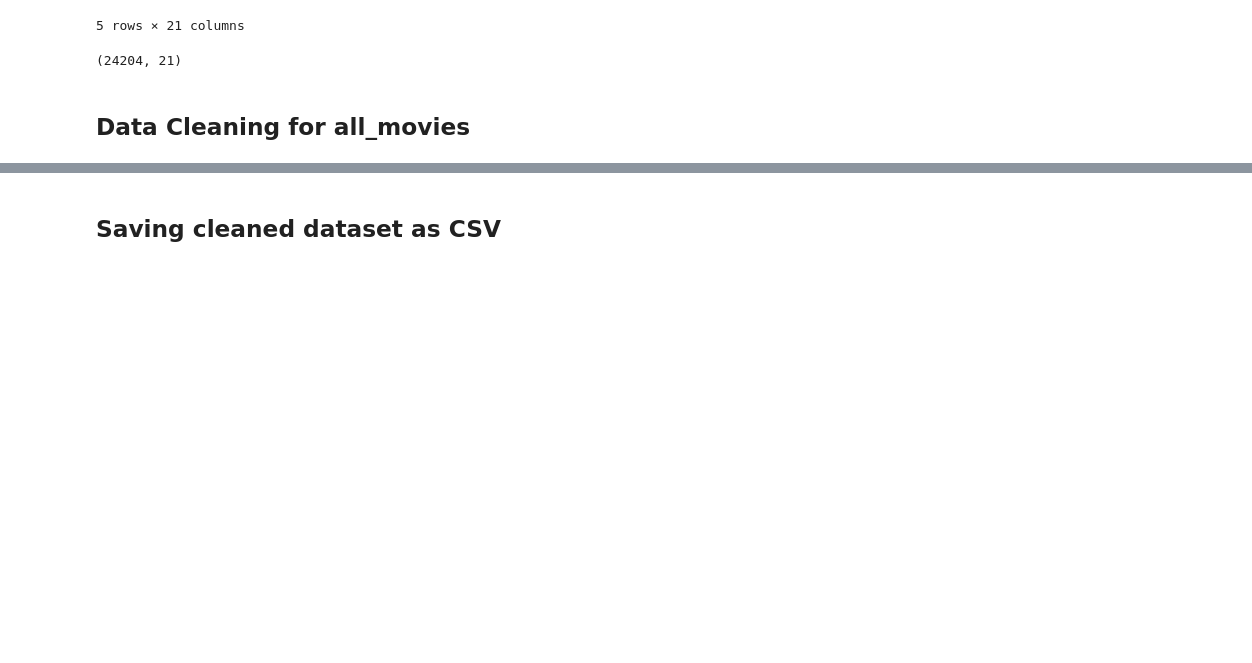
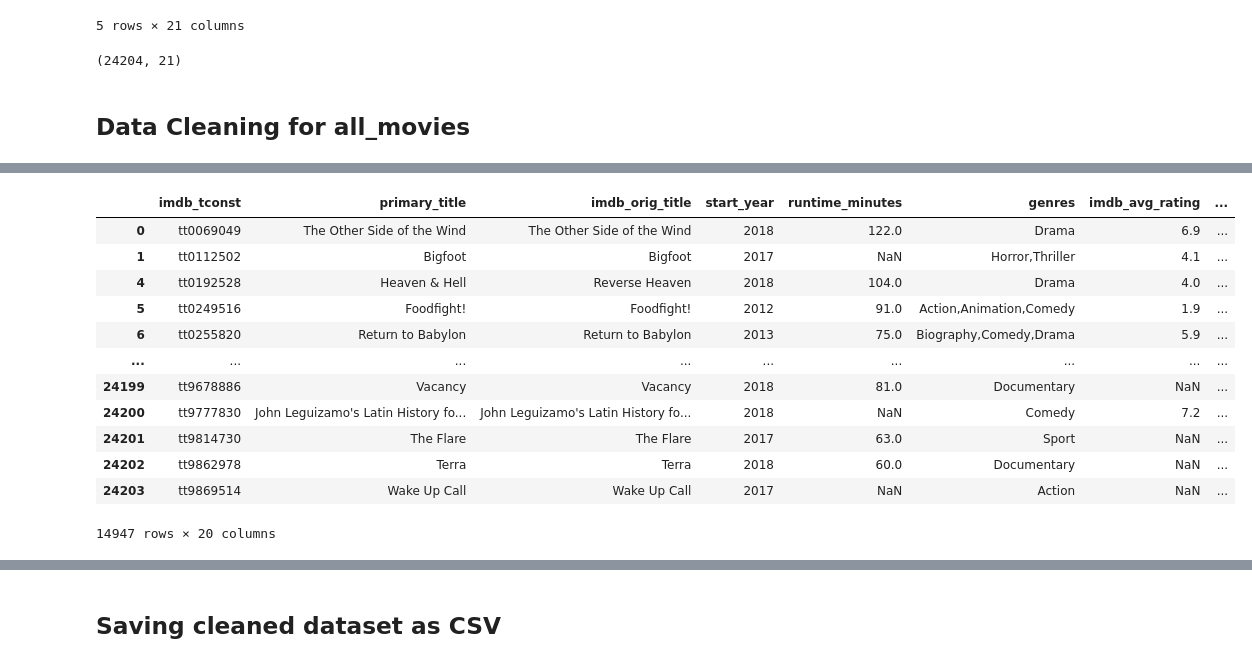
Before and after one commit to sidneykung/Movie-Data-Analysis, a Jupyter notebook: data_cleaning.ipynb, the cells around one changed output, grey strips where cells are left out. Drawn from its saved outputs; the diff is of its cells as text; code cells hidden in the pictures; blank space fills up the shorter version.

```diff
--- a/data_cleaning.ipynb
+++ b/data_cleaning.ipynb
@@ -358 +365,5 @@ numvotes           72288
 dtype: int64
+# %%
+# Dropping rows that have a repeating 'primary_title' value. This makes sure that there's only one entry per movie
+
+all_movies = all_movies.drop_duplicates(subset='primary_title', keep='first', inplace=False)
@@ -358,0 +414,19 @@ dtype: int64
+# %%
+# Dropping columns that have no impact on the DataFrame because I'm not using it in the analysis
+
+all_movies.drop('db_id_y', axis=1)
+all_movies.drop('release_date_y', axis=1)
+# %% [output]
+|  | imdb_tconst | primary_title | imdb_orig_title | start_year | runtime_minutes | genres | imdb_avg_rating | ... |
+| 0 | tt0069049 | The Other Side of the Wind | The Other Side of the Wind | 2018 | 122.0 | Drama | 6.9 | ... |
+| 1 | tt0112502 | Bigfoot | Bigfoot | 2017 | NaN | Horror,Thriller | 4.1 | ... |
+| 4 | tt0192528 | Heaven & Hell | Reverse Heaven | 2018 | 104.0 | Drama | 4.0 | ... |
+| 5 | tt0249516 | Foodfight! | Foodfight! | 2012 | 91.0 | Action,Animation,Comedy | 1.9 | ... |
+| 6 | tt0255820 | Return to Babylon | Return to Babylon | 2013 | 75.0 | Biography,Comedy,Drama | 5.9 | ... |
+| ... | ... | ... | ... | ... | ... | ... | ... | ... |
+| 24199 | tt9678886 | Vacancy | Vacancy | 2018 | 81.0 | Documentary | NaN | ... |
+| 24200 | tt9777830 | John Leguizamo's Latin History fo... | John Leguizamo's Latin History fo... | 2018 | NaN | Comedy | 7.2 | ... |
+| 24201 | tt9814730 | The Flare | The Flare | 2017 | 63.0 | Sport | NaN | ... |
+| 24202 | tt9862978 | Terra | Terra | 2018 | 60.0 | Documentary | NaN | ... |
+| 24203 | tt9869514 | Wake Up Call | Wake Up Call | 2017 | NaN | Action | NaN | ... |
+14947 rows × 20 columns
```
Also changed, not shown: parts of 8 cells of this notebook.
